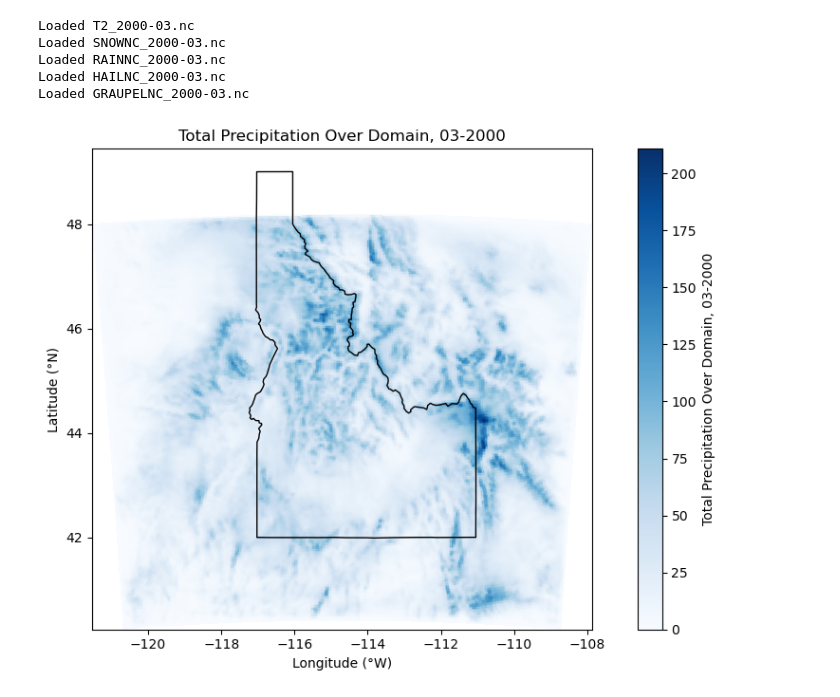
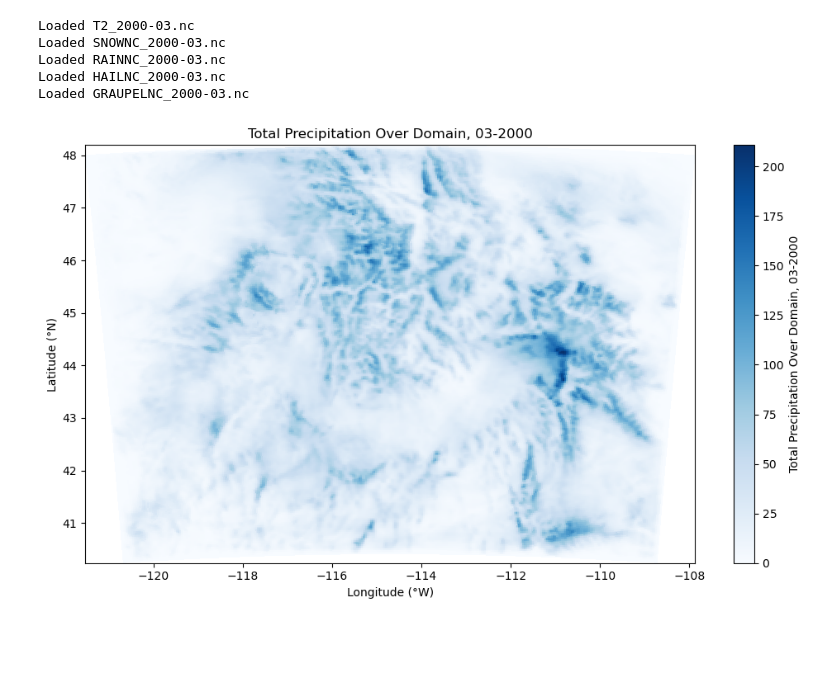
Before and after one commit to chiaraaltobelli/snowpack-boundary-impact, a Jupyter notebook: aggregate-03-2000.ipynb, the cells around one changed output. Saved outputs shown, nothing was run; the diff lists cells and outputs as text; code cells hidden in the pictures; blank space fills up the shorter version.

Commit message:
In progress conversion to cartopy

```diff
--- a/aggregate-03-2000.ipynb
+++ b/aggregate-03-2000.ipynb
@@ -5,13 +5,13 @@ import os
 import matplotlib.pyplot as plt
 import pandas as pd
 import statsmodels.api as sm
-from plot_utils import plot_with_state_outline
-from importlib import reload
-reload(plot_utils)
-
+import cartopy.crs as ccrs
+import geopandas as gpd
 
 # === CONFIGURATION ===
-base_dir = "/bsushare/leaf-shared/subset-output-wrf/vol04/wrf_out/wy_2000/d01/"
+d01_dir = "/bsushare/leaf-shared/subset-output-wrf/vol04/wrf_out/wy_2000/d01/"
+d02_dir = "/bsushare/leaf-shared/subset-output-wrf/vol04/wrf_out/wy_2000/d02"
+current_plot_file = d01_dir # update as needed to desired dataset
 month = "03"
 year = "2000"
 target_location = "Domain"
@@ -19,9 +19,9 @@ epsilon = 1e-6  # to prevent division by zero
 shapefile_path = "cb_2022_us_state_20m.shp"
 
 # === FUNCTION TO LOAD A VARIABLE ===
-def load_wrf_var(var_name, base_dir, year, month):
+def load_wrf_var(var_name, current_plot_file, year, month):
     filename = f"{var_name}_{year}-{month}.nc"
-    path = os.path.join(base_dir, filename)
+    path = os.path.join(current_plot_file, filename)
     try:
         ds = xr.open_dataset(path)
         print(f"Loaded {filename}")
@@ -31,13 +31,13 @@ def load_wrf_var(var_name, base_dir, year, month):
         return None
 
 # === LOAD REQUIRED DATASETS ===
-t2 = load_wrf_var("T2", base_dir, year, month)
+t2 = load_wrf_var("T2", current_plot_file, year, month)
 lats = t2['XLAT'][0, :, :]
 lons = t2['XLONG'][0, :, :]
-snownc = load_wrf_var("SNOWNC", base_dir, year, month)
-rainnc = load_wrf_var("RAINNC", base_dir, year, month)
-hailnc = load_wrf_var("HAILNC", base_dir, year, month)
-graupelnc = load_wrf_var("GRAUPELNC", base_dir, year, month)
+snownc = load_wrf_var("SNOWNC", current_plot_file, year, month)
+rainnc = load_wrf_var("RAINNC", current_plot_file, year, month)
+hailnc = load_wrf_var("HAILNC", current_plot_file, year, month)
+graupelnc = load_wrf_var("GRAUPELNC", current_plot_file, year, month)
 
 # === CORRECTED RAINNC ACCOUNTING FOR ROLLOVER RESET ===
 def fix_accum_reset(rainnc, threshold=100.0):
@@ -77,80 +77,44 @@ precip_total_map = precipitation_total
 plot_with_state_outline(
     lons,
     lats,
     precipitation_total,
     f"Total Precipitation Over {target_location}, {month}-{year}",
     cmap="Blues",
-    shapefile_path=shapefile_path,
-    state_name="Idaho"
 )
 
 # === PLOT TOTAL SNOW ===
-# plt.figure(figsize=(10, 6))
 snow_total_map = snow_total
 plot_with_state_outline(
     lons,
     lats,
     snow_total_map,
     f"Total Snow Over {target_location}, {month}-{year}",
     cmap="Blues",
-    shapefile_path=shapefile_path,
-    state_name="Idaho"
 )
-# im = plt.pcolormesh(lons, lats, snow_total, cmap="Blues", shading="auto")
-# plt.colorbar(im,label="Total Snow (mm)")
-# plt.title(f"Total Snow Over {target_location}, {month}-{year}")
-# plt.xlabel("Longitude (°W)")
-# plt.ylabel("Latitude (°N)")
-# plt.tight_layout()
-# plt.show()
 
 # === PLOT TOTAL LIQUID ===
-plt.figure(figsize=(10, 6))
 liquid_total_map = liquid_total
-im = plt.imshow(liquid_total, cmap="Blues", origin="lower")
-plt.colorbar(im,label="Total Liquid Precipitation (mm)")
-plt.title(f"Total Liquid Precipitation Over {target_location}, {month}-{year}")
-plt.xlabel("Grid (west-east)")
-plt.ylabel("Grid (south-north)")
-plt.tight_layout()
-plt.show()
+plot_with_state_outline(
+    lons,
+    lats,
+    liquid_total_map,
+    f"Total Liquid Precipitation Over {target_location}, {month}-{year}",
+    cmap="Blues",
+)
 
 # === PLOT TOTAL SNOW FRACTION ===
 snow_fraction_map = snow_total / (precipitation_total + epsilon)
 masked_snow_fraction = snow_fraction_map.where(valid_mask)
-domain_avg_snow_fraction = masked_snow_fraction.mean().values
-print(f"Domain-wide Snow Fraction: {domain_avg_snow_fraction:.3f}")
-print("Snow Fraction Map - Min:", masked_snow_fraction.min().values)
-print("Snow Fraction Map - Max:", masked_snow_fraction.max().values)
-exceeds_one = masked_snow_fraction > 1.0
-count_exceeds = exceeds_one.sum().item()
-max_val = masked_snow_fraction.max().item()
-print(f"Grid cells with snow fraction > 1: {count_exceeds}")
-suspicious = (snow_total > precipitation_total) & valid_mask
-print(f"Suspicious cases (snow > precip): {suspicious.sum().item()}")
-
-threshold = 1.0 + 1e-3  # slightly over 1
-near_one_mask = (masked_snow_fraction > 0.99) & (masked_snow_fraction <= threshold)
-coords = np.argwhere(near_one_mask.values)
-for i, j in coords:
-    snow_val = snow_total.values[i, j]
-    precip_val = precipitation_total.values[i, j]
-    fraction_val = snow_val / (precip_val + epsilon)
-    print(f"Cell ({i}, {j}): Snow = {snow_val:.3f}, Precip = {precip_val:.3f}, Fraction = {fraction_val:.6f}")
-
-
-plt.figure(figsize=(10, 6))
-im = plt.imshow(masked_snow_fraction, cmap="viridis", origin="lower", vmin=0, vmax=1)
-plt.colorbar(im, label="Snow Fraction (Masked)")
-plt.title(f"Snow Fraction Over {target_location}, {month}-{year}")
-plt.xlabel("Grid (west-east)")
-plt.ylabel("Grid (south-north)")
-plt.tight_layout()
-plt.show()
+plot_with_state_outline(
+    lons,
+    lats,
+    masked_snow_fraction,
+    f"Snow Fraction Over {target_location}, {month}-{year}",
+)
 # %% [output]
 Loaded T2_2000-03.nc
 Loaded SNOWNC_2000-03.nc
 Loaded RAINNC_2000-03.nc
 Loaded HAILNC_2000-03.nc
 Loaded GRAUPELNC_2000-03.nc
-[figure, old version]
+[figure, new version]
```
Also changed, not shown: parts of 1 cell of this notebook, 5 other files.
